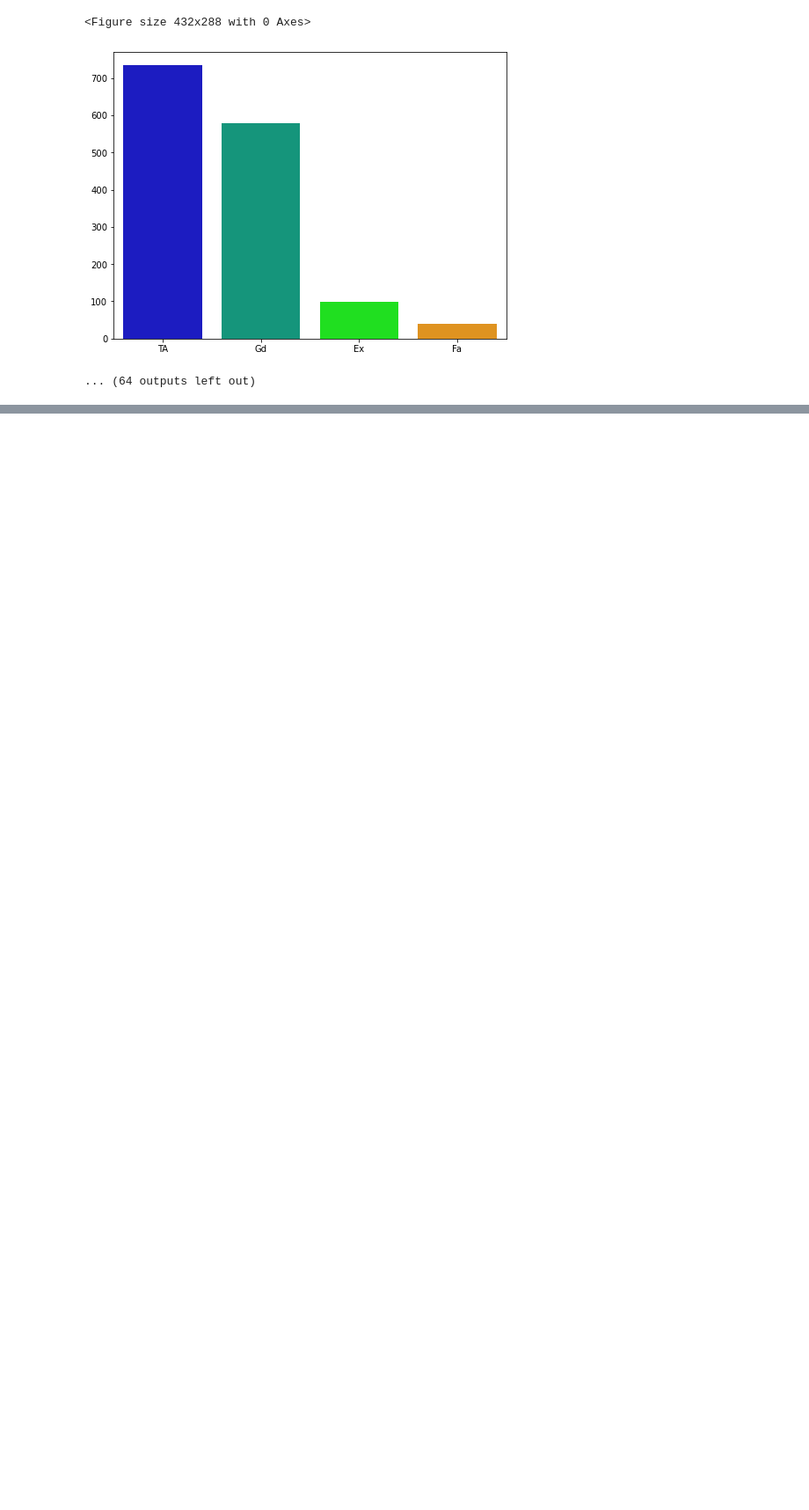
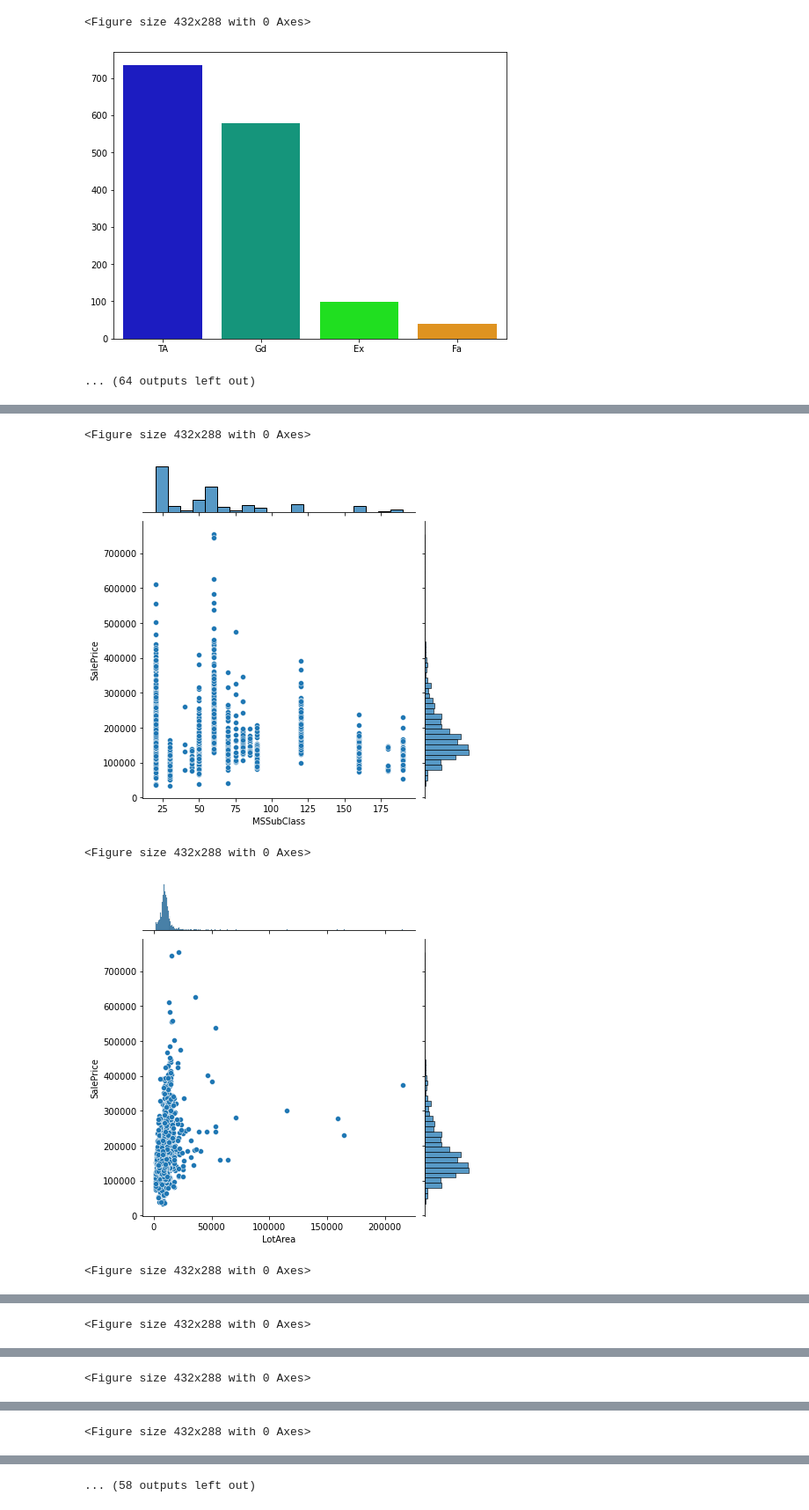
Before and after one commit to 4amitnarayan/Surprise-Housing-Price-Prediction, a Jupyter notebook: Surprise-Housing-Price-Prediction.ipynb, the cells around one changed output, grey strips where cells are left out. Shown at 88% size. Saved outputs shown, nothing was run; the diff lists cells and outputs as text; code cells hidden in the pictures; blank space fills up the shorter version.

```diff
--- a/Surprise-Housing-Price-Prediction.ipynb
+++ b/Surprise-Housing-Price-Prediction.ipynb
@@ -491,0 +532,16 @@ for i, col in enumerate(numeric.columns):
+# %%
+# This function used to plot joinplots for two variables. Here constant variable is SalePrice
+def joinplots(idx, col):
+    plt.figure(idx)
+    sns.jointplot(x=col, y="SalePrice", data=surprise_house_data)
+    plt.show()
+# %%
+for i, col in enumerate(numeric.columns):
+    if col!="SalePrice":
+        joinplots(i, col)
+# %% [output]
+<Figure size 432x288 with 0 Axes>
+[figure, added]
+<Figure size 432x288 with 0 Axes>
+[figure, added]
+<Figure size 432x288 with 0 Axes>
@@ -491,0 +549 @@ for i, col in enumerate(numeric.columns):
+<Figure size 432x288 with 0 Axes>
@@ -491,0 +551 @@ for i, col in enumerate(numeric.columns):
+<Figure size 432x288 with 0 Axes>
@@ -491,0 +553 @@ for i, col in enumerate(numeric.columns):
+<Figure size 432x288 with 0 Axes>
@@ -491,0 +555 @@ for i, col in enumerate(numeric.columns):
+... (58 outputs left out)
```
Also changed, not shown: parts of 233 cells of this notebook.
